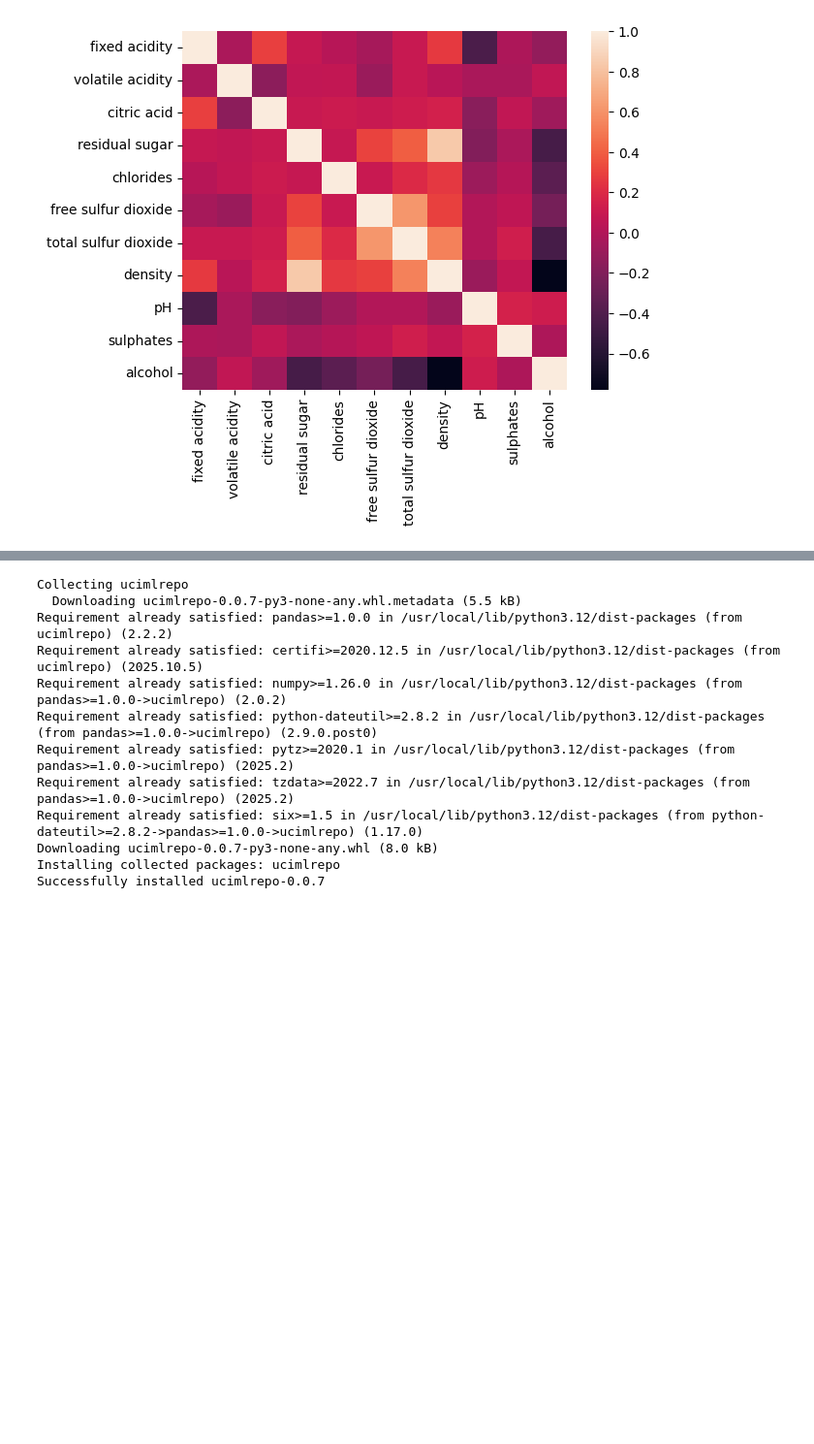
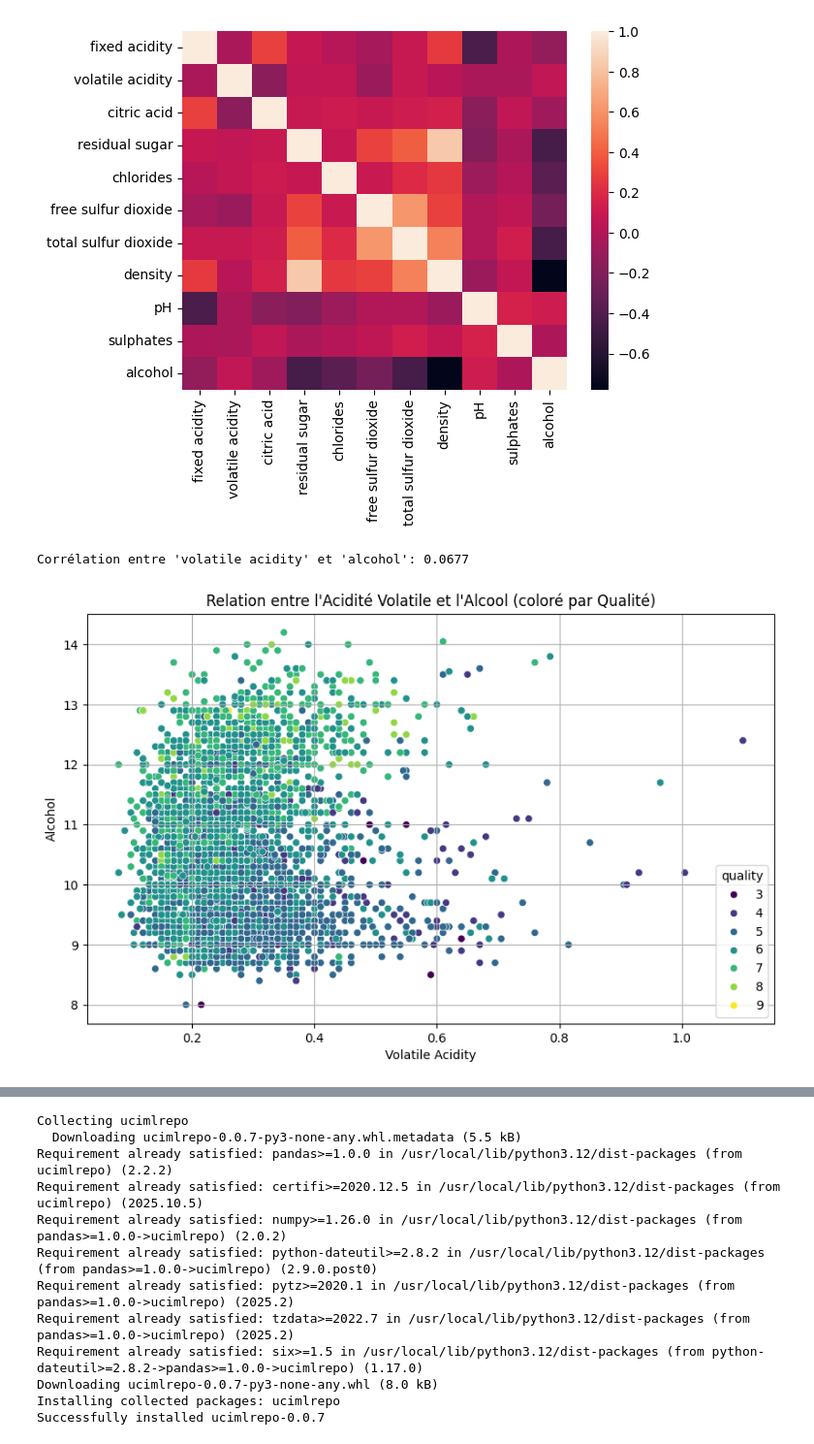
Before and after one commit to creator-Aya/Data-Science, a Jupyter notebook: ML_2025.ipynb, the cells around one changed output, grey strips where cells are left out. Shown: that part at 97% size. Cells and saved outputs as stored; diff of their text form; code cells hidden in the pictures; blank space fills up the shorter version.

```diff
--- a/ML_2025.ipynb
+++ b/ML_2025.ipynb
@@ -99,3 +99,22 @@ sns.heatmap(corr)
 <Axes: >
 [figure]
 [figure]
+# %%
+import matplotlib.pyplot as plt
+import seaborn as sns
+
+# Display the correlation coefficient
+correlation_value = df['volatile acidity'].corr(df['alcohol'])
+print(f"Corrélation entre 'volatile acidity' et 'alcohol': {correlation_value:.4f}")
+
+# Generate the scatter plot
+plt.figure(figsize=(10, 6))
+sns.scatterplot(data=df, x='volatile acidity', y='alcohol', hue='quality', palette='viridis')
+plt.title('Relation entre l\'Acidité Volatile et l\'Alcool (coloré par Qualité)')
+plt.xlabel('Volatile Acidity')
+plt.ylabel('Alcohol')
+plt.grid(True)
+plt.show()
+# %% [output]
+Corrélation entre 'volatile acidity' et 'alcohol': 0.0677
+[figure, added]
```
Also changed, not shown: parts of 29 cells of this notebook.
